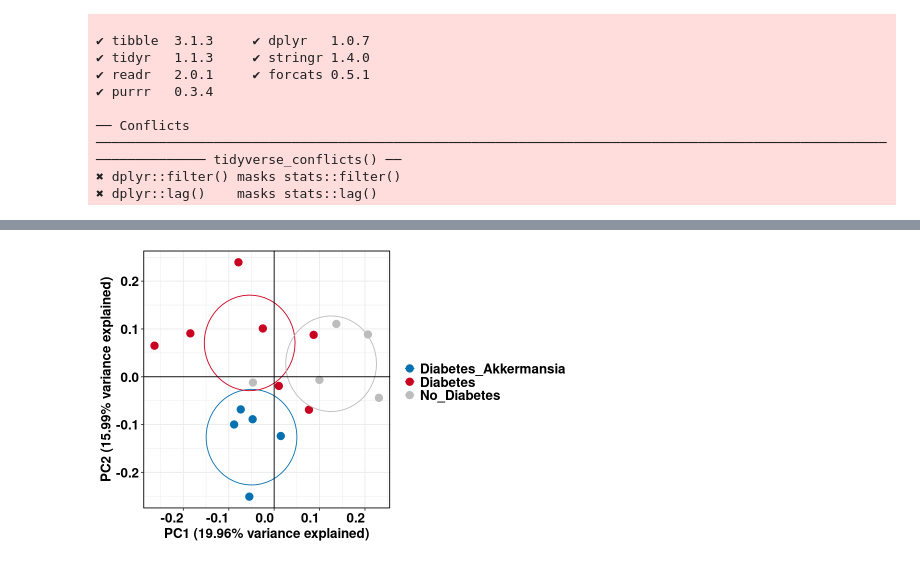
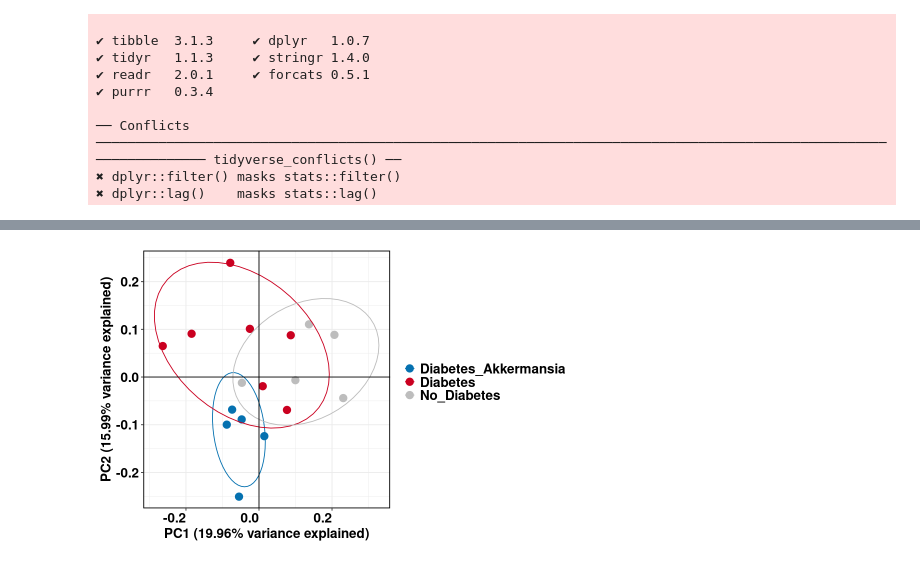
Before and after one commit to Microbial-Ecosystems-Lab/Akkermansia_Project, a Jupyter notebook: analysis_PCoA_elipses.ipynb, the cells around one changed output, grey strips where cells are left out. Saved outputs shown, nothing was run; the diff lists cells and outputs as text; code cells hidden in the pictures.

```diff
--- a/analysis_PCoA_elipses.ipynb
+++ b/analysis_PCoA_elipses.ipynb
@@ -98,31 +33,31 @@ pcoa_meta$Group <- factor(pcoa_meta$Group,
 # %%
 options(repr.plot.width=8, repr.plot.height=5)
 
 clustid <- pcoa_meta$Group
 my_palette <- c("#0571b0", "#ca0020", "#bdbdbd")
 
 
 p <- ggplot(pcoa_meta, aes(Dim1, Dim2, color=factor(clustid)))
         p <- p +
         geom_point(size = 4) +
         #stat_ellipse() +
-        stat_ellipse(type = "", level = 0.1) +
+        stat_ellipse(level = 0.8) +
         scale_color_manual(values = my_palette) +
         geom_hline(yintercept=0) +
         geom_vline(xintercept=0) +
         labs(x ="PC1 (19.96% variance explained)",
              y = "PC2 (15.99% variance explained)") +
         theme_bw() + guides(fill=guide_legend(ncol=1))  +
         theme(axis.text.x = element_text(hjust = 1, size = 16, colour = "black", face="bold"),
               axis.text.y = element_text(hjust = 1, size = 16, colour = "black", face="bold"),
               axis.text = element_text(size = 16, colour = "black", face="bold"),
               axis.title = element_text(size = 16, colour = "black", face="bold"),
               panel.background = element_blank(),
               panel.border = element_rect(colour = "black", fill=NA, size=1),
               legend.title=element_blank(),
               legend.text=element_text(size=16, colour = "black", face="bold"),
               legend.key.width = unit(0.5,"cm"), legend.key.height = unit(0.5,"cm"))
 
 print(p)
 # %% [output]
-[figure, old version]
+[figure, new version]
```
Also changed, not shown: parts of 4 cells of this notebook.
